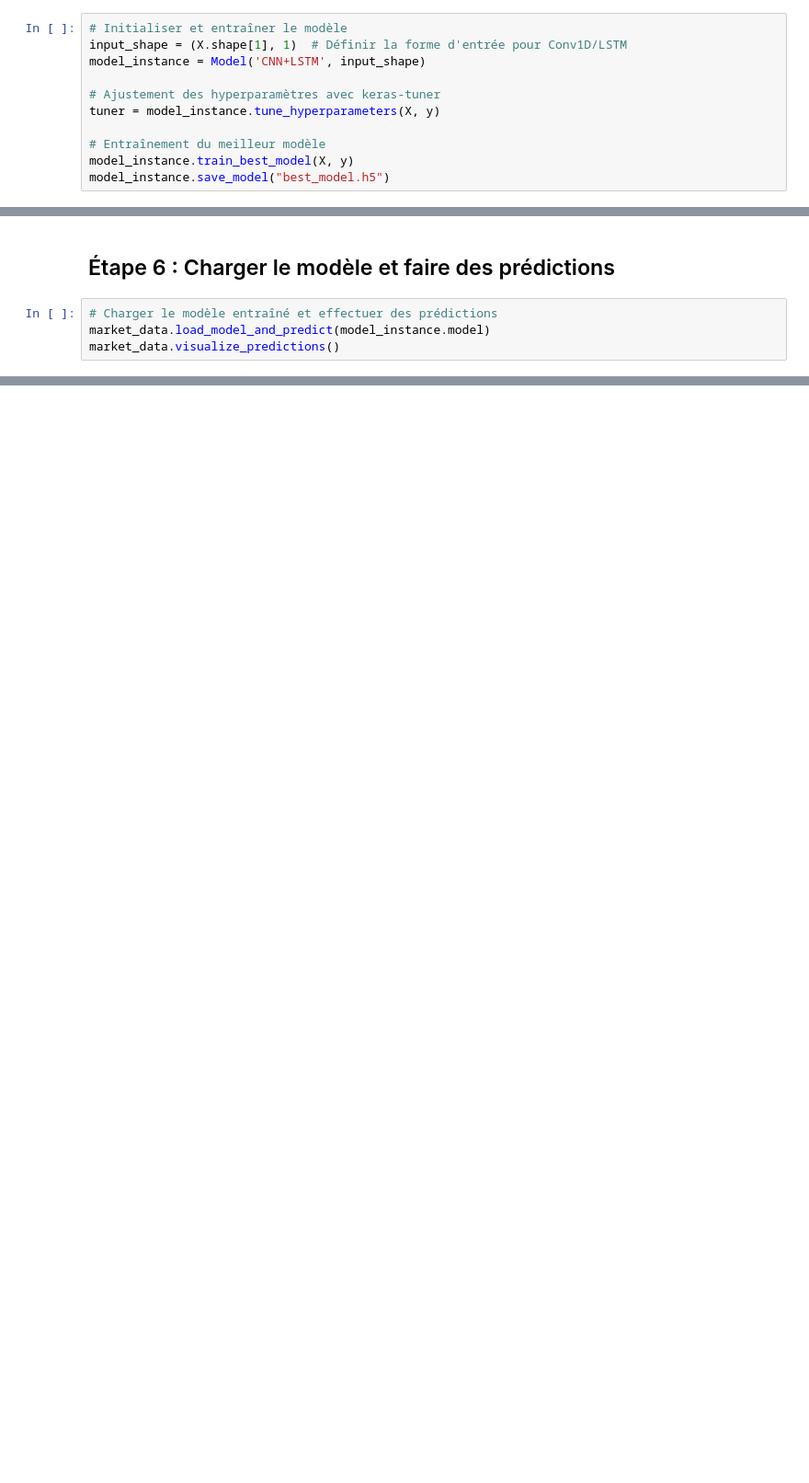
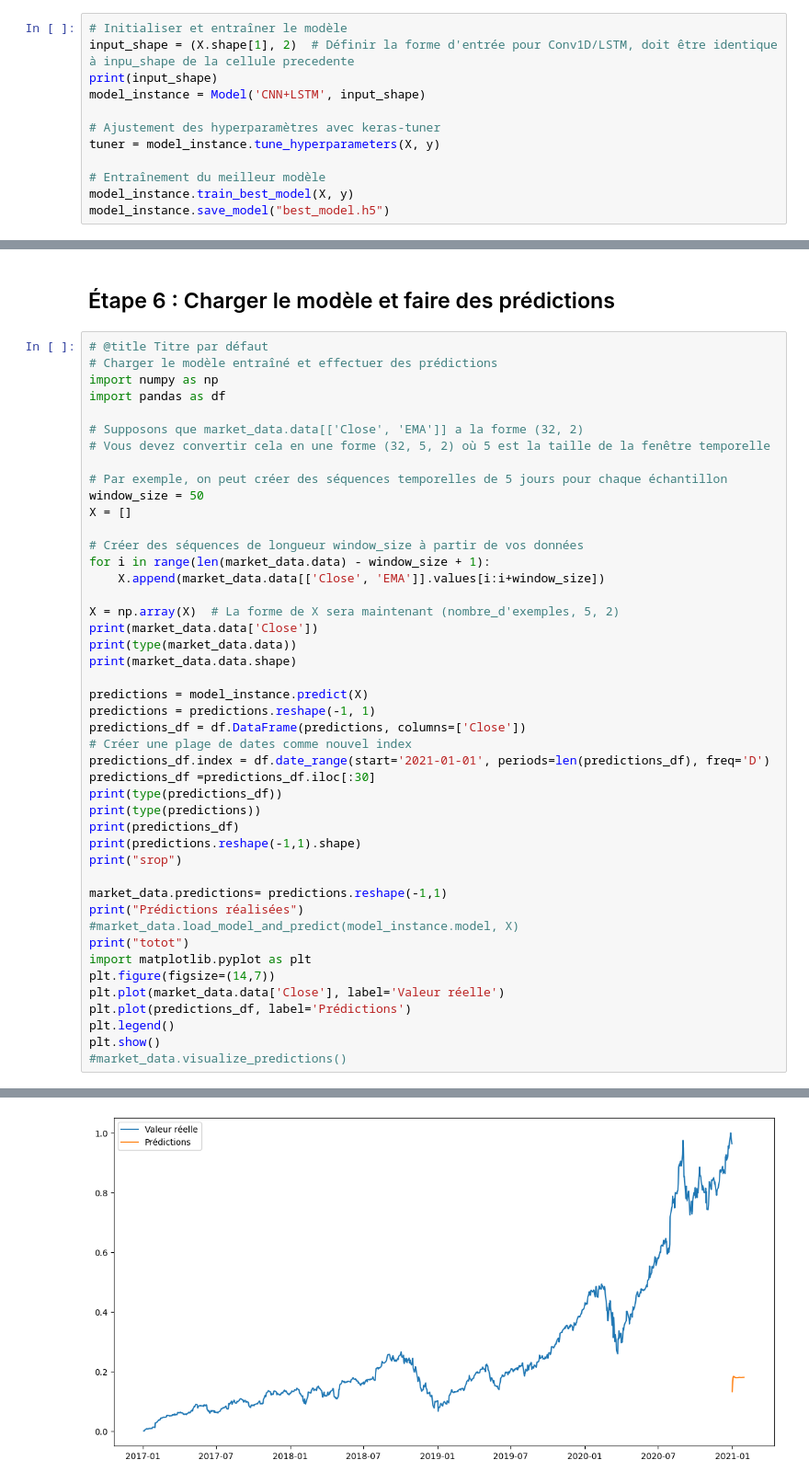
Before and after one commit to shumi289771/StockMarketPrediction, a Jupyter notebook: colab_notebook.ipynb, the cells around one changed output, grey strips where cells are left out. Shown at 92% size. Cells and saved outputs as stored; diff of their text form; blank space fills up the shorter version.

```diff
--- a/colab_notebook.ipynb
+++ b/colab_notebook.ipynb
@@ -38,7 +82,8 @@ y = market_data.data['Close'].values
 ## Étape 5 : Création et entraînement du modèle avec `keras-tuner`
 # %%
 # Initialiser et entraîner le modèle
-input_shape = (X.shape[1], 1)  # Définir la forme d'entrée pour Conv1D/LSTM
+input_shape = (X.shape[1], 2)  # Définir la forme d'entrée pour Conv1D/LSTM, doit être identique à inpu_shape de la cellule precedente
+print(input_shape)
 model_instance = Model('CNN+LSTM', input_shape)
 
 # Ajustement des hyperparamètres avec keras-tuner
@@ -50,6 +119,48 @@ model_instance.save_model("best_model.h5")
 # %% [markdown]
 ## Étape 6 : Charger le modèle et faire des prédictions
-# %%
-# Charger le modèle entraîné et effectuer des prédictions
-market_data.load_model_and_predict(model_instance.model)
-market_data.visualize_predictions()
+# %%
+# @title Titre par défaut
+# Charger le modèle entraîné et effectuer des prédictions
+import numpy as np
+import pandas as df
+
+# Supposons que market_data.data[['Close', 'EMA']] a la forme (32, 2)
+# Vous devez convertir cela en une forme (32, 5, 2) où 5 est la taille de la fenêtre temporelle
+
+# Par exemple, on peut créer des séquences temporelles de 5 jours pour chaque échantillon
+window_size = 50
+X = []
+
+# Créer des séquences de longueur window_size à partir de vos données
+for i in range(len(market_data.data) - window_size + 1):
+    X.append(market_data.data[['Close', 'EMA']].values[i:i+window_size])
+
+X = np.array(X)  # La forme de X sera maintenant (nombre_d'exemples, 5, 2)
+print(market_data.data['Close'])
+print(type(market_data.data))
+print(market_data.data.shape)
+
+predictions = model_instance.predict(X)
+predictions = predictions.reshape(-1, 1)
+predictions_df = df.DataFrame(predictions, columns=['Close'])
+# Créer une plage de dates comme nouvel index
+predictions_df.index = df.date_range(start='2021-01-01', periods=len(predictions_df), freq='D')
+predictions_df =predictions_df.iloc[:30]
+print(type(predictions_df))
+print(type(predictions))
+print(predictions_df)
+print(predictions.reshape(-1,1).shape)
+print("srop")
+
+market_data.predictions= predictions.reshape(-1,1)
+print("Prédictions réalisées")
+#market_data.load_model_and_predict(model_instance.model, X)
+print("totot")
+import matplotlib.pyplot as plt
+plt.figure(figsize=(14,7))
+plt.plot(market_data.data['Close'], label='Valeur réelle')
+plt.plot(predictions_df, label='Prédictions')
+plt.legend()
+plt.show()
+#market_data.visualize_predictions()
+# %% [output]
@@ -55,0 +184 @@ market_data.visualize_predictions()
+[figure, added]
```
Also changed, not shown: parts of 6 cells of this notebook.
